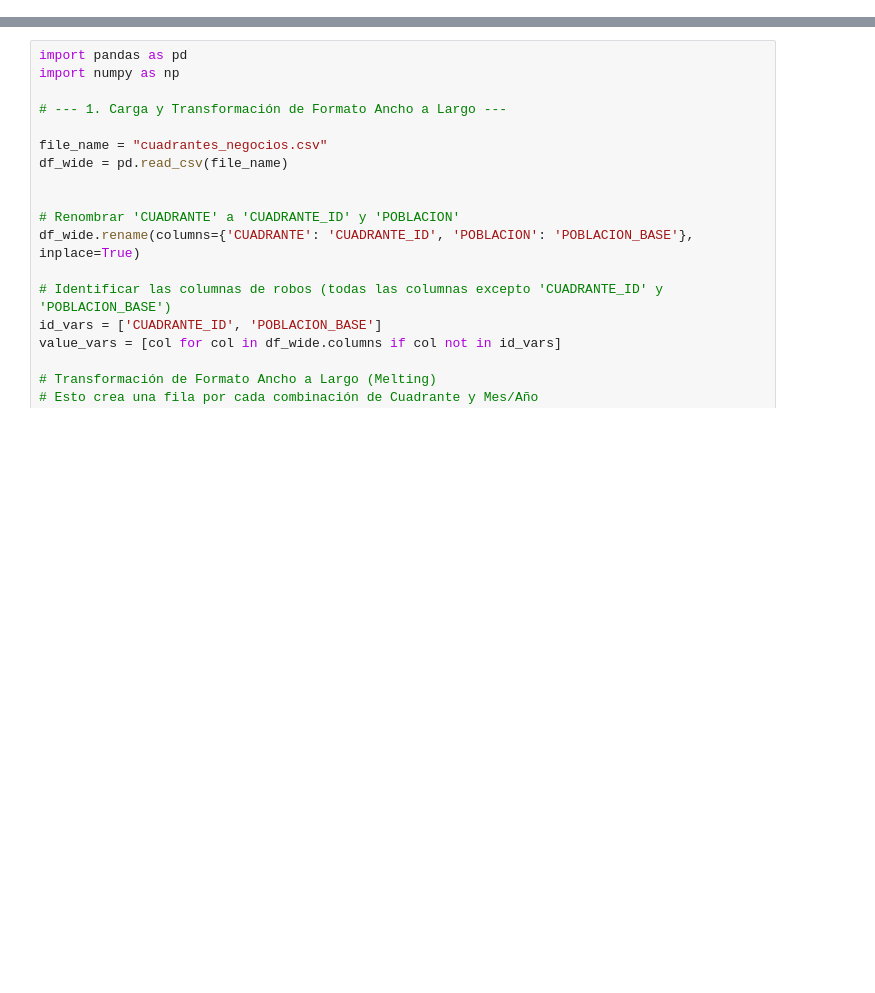
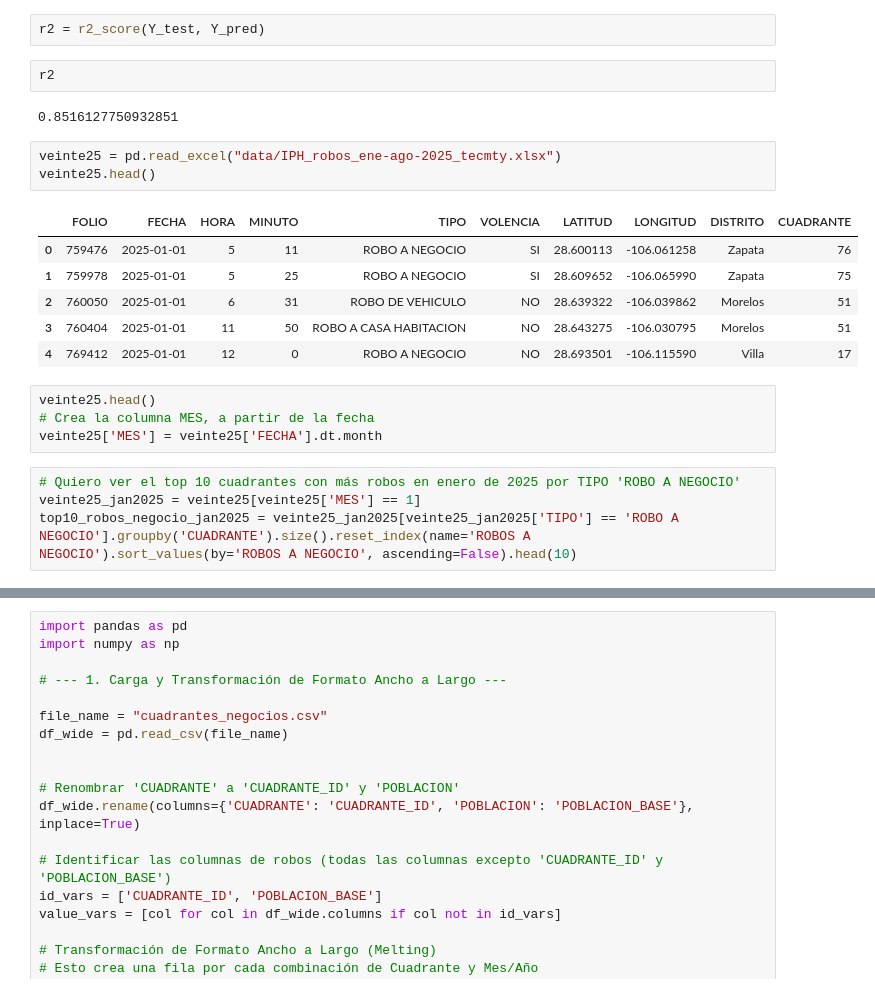
Before and after one commit to CLA-TI3001C-AD2025-G100/A01563230-EDA, a Jupyter notebook: FICOSEC_modelo_negocio.ipynb, the cells around one changed output, grey strips where cells are left out. Cells and saved outputs as stored; diff of their text form; blank space fills up the shorter version.

```diff
--- a/FICOSEC_modelo_negocio.ipynb
+++ b/FICOSEC_modelo_negocio.ipynb
@@ -0,0 +448,24 @@
+# %%
+r2 = r2_score(Y_test, Y_pred)
+# %%
+r2
+# %% [output]
+0.8516127750932851
+# %%
+veinte25 = pd.read_excel("data/IPH_robos_ene-ago-2025_tecmty.xlsx")
+veinte25.head()
+# %% [output]
+|  | FOLIO | FECHA | HORA | MINUTO | TIPO | VOLENCIA | LATITUD | LONGITUD | DISTRITO | CUADRANTE |
+| 0 | 759476 | 2025-01-01 | 5 | 11 | ROBO A NEGOCIO | SI | 28.600113 | -106.061258 | Zapata | 76 |
+| 1 | 759978 | 2025-01-01 | 5 | 25 | ROBO A NEGOCIO | SI | 28.609652 | -106.065990 | Zapata | 75 |
+| 2 | 760050 | 2025-01-01 | 6 | 31 | ROBO DE VEHICULO | NO | 28.639322 | -106.039862 | Morelos | 51 |
+| 3 | 760404 | 2025-01-01 | 11 | 50 | ROBO A CASA HABITACION | NO | 28.643275 | -106.030795 | Morelos | 51 |
+| 4 | 769412 | 2025-01-01 | 12 | 0 | ROBO A NEGOCIO | NO | 28.693501 | -106.115590 | Villa | 17 |
+# %%
+veinte25.head()
+# Crea la columna MES, a partir de la fecha
+veinte25['MES'] = veinte25['FECHA'].dt.month
+# %%
+# Quiero ver el top 10 cuadrantes con más robos en enero de 2025 por TIPO 'ROBO A NEGOCIO'
+veinte25_jan2025 = veinte25[veinte25['MES'] == 1]
+top10_robos_negocio_jan2025 = veinte25_jan2025[veinte25_jan2025['TIPO'] == 'ROBO A NEGOCIO'].groupby('CUADRANTE').size().reset_index(name='ROBOS A NEGOCIO').sort_values(by='ROBOS A NEGOCIO', ascending=False).head(10)
```
Also changed, not shown: parts of 13 cells of this notebook, 2 other files.
